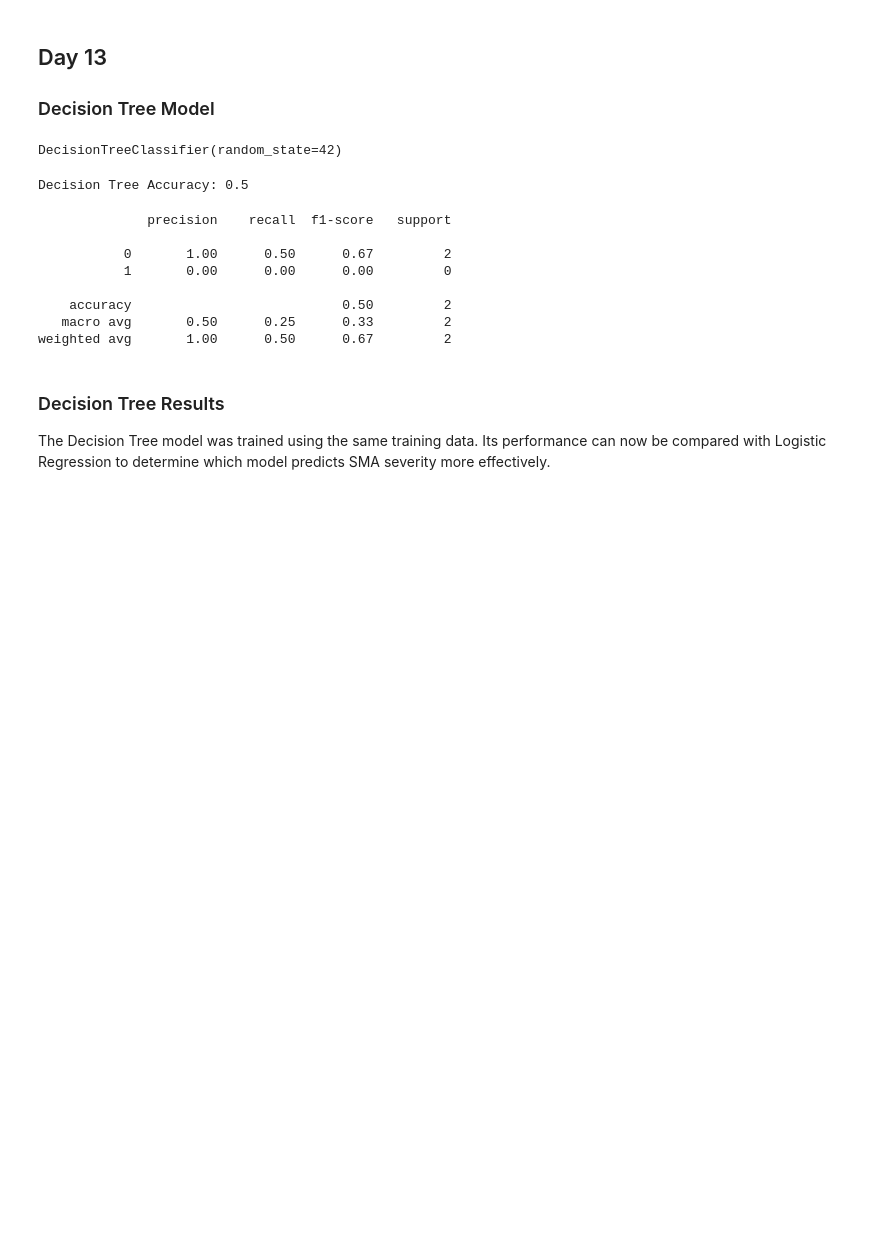
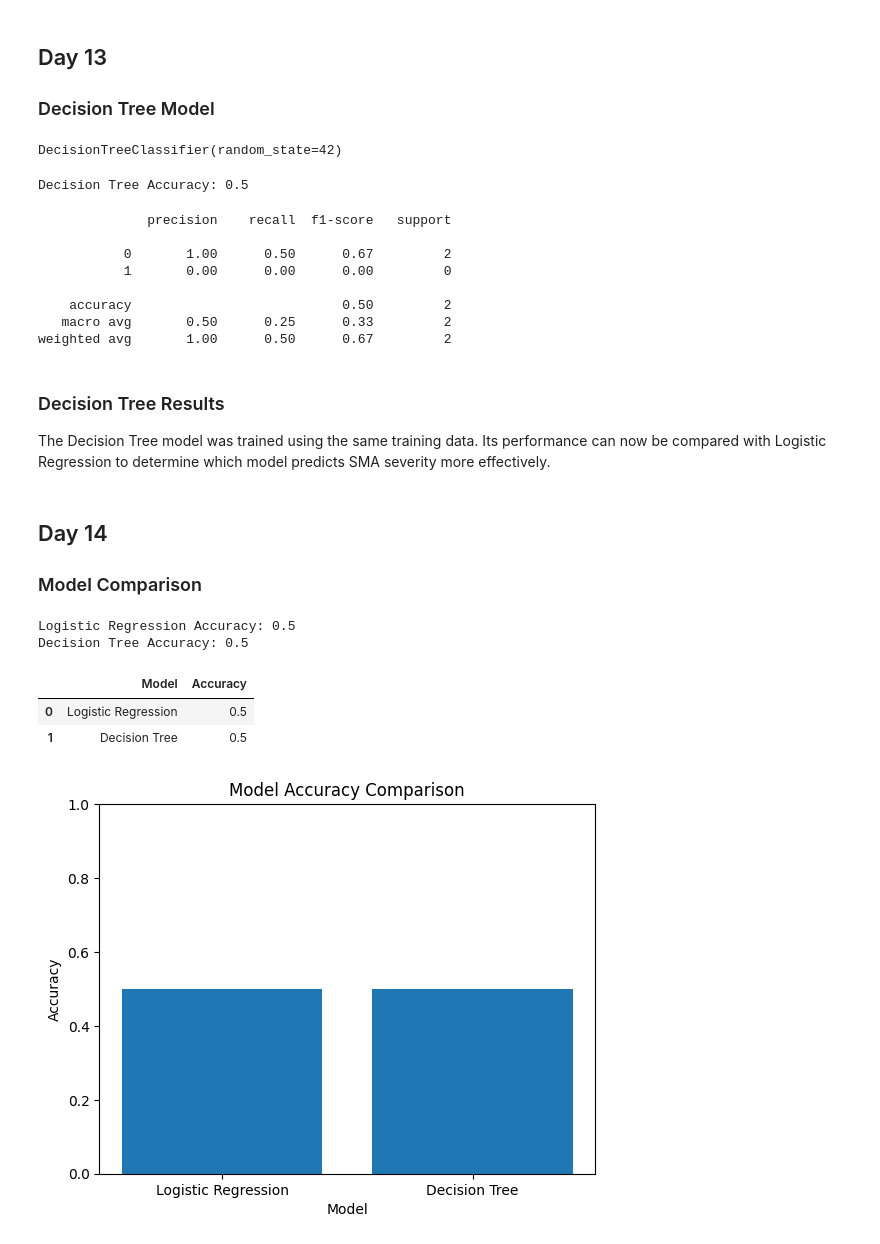
Before and after one commit to Kisara00555/sma-data-science, a Jupyter notebook: notebooks/01_sma_background_and_data_overview.ipynb, the cells around one changed output. Saved outputs shown, nothing was run; the diff lists cells and outputs as text; code cells hidden in the pictures; blank space fills up the shorter version.

Commit message:
Compare logistic regression and decision tree models

```diff
--- a/notebooks/01_sma_background_and_data_overview.ipynb
+++ b/notebooks/01_sma_background_and_data_overview.ipynb
@@ -618,3 +618,35 @@ weighted avg       1.00      0.50      0.67         2
 
 The Decision Tree model was trained using the same training data.
 Its performance can now be compared with Logistic Regression to determine which model predicts SMA severity more effectively.
+# %% [markdown]
+## Day 14
+### Model Comparison
+# %%
+# Accuracy
+print("Logistic Regression Accuracy:", accuracy)
+print("Decision Tree Accuracy:", tree_accuracy)
+# %% [output]
+Logistic Regression Accuracy: 0.5
+Decision Tree Accuracy: 0.5
+# %%
+# Comparison table
+comparison_df = pd.DataFrame({
+    "Model": ["Logistic Regression", "Decision Tree"],
+    "Accuracy": [accuracy, tree_accuracy]
+})
+
+comparison_df
+# %% [output]
+|  | Model | Accuracy |
+| 0 | Logistic Regression | 0.5 |
+| 1 | Decision Tree | 0.5 |
+# %%
+# Plot Model Accuracies
+plt.bar(comparison_df["Model"], comparison_df["Accuracy"])
+plt.title("Model Accuracy Comparison")
+plt.xlabel("Model")
+plt.ylabel("Accuracy")
+plt.ylim(0, 1)
+plt.show()
+# %% [output]
+[figure, added]
```
Also changed, not shown: parts of 2 cells of this notebook, 1 other file.
